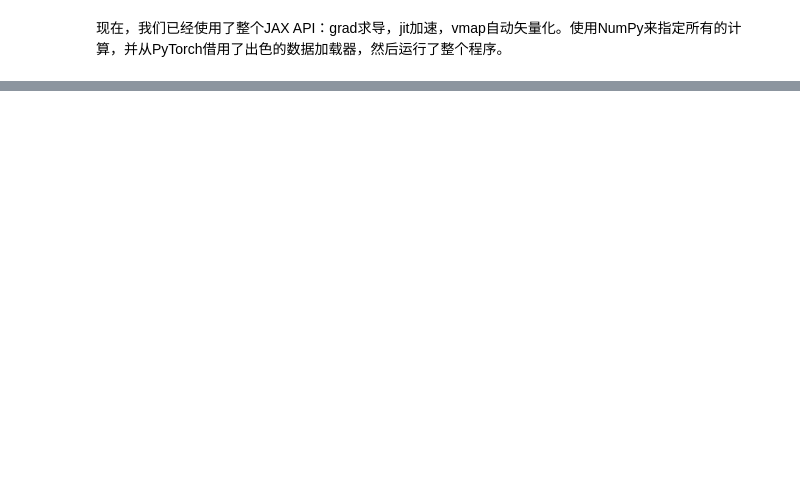
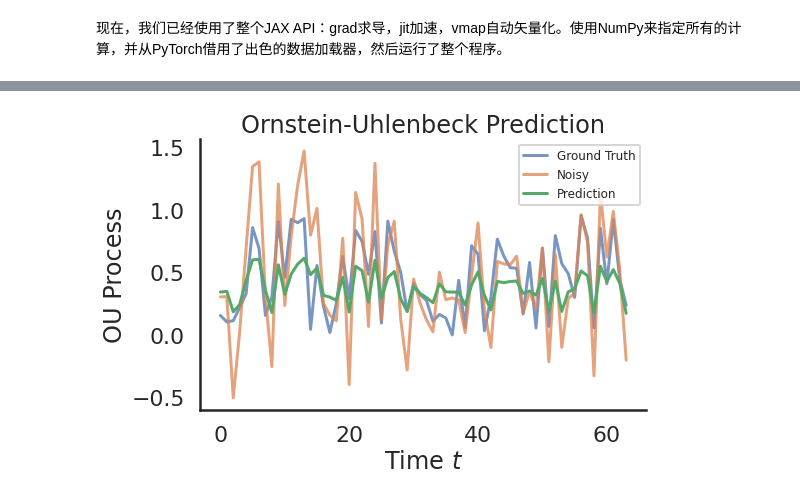
Before and after one commit to OuyangWenyu/elks, a Jupyter notebook: technology-basics/jax/4-JAX-DL.ipynb, the cells around one changed output, grey strips where cells are left out. Cells and saved outputs as stored; diff of their text form; code cells hidden in the pictures; blank space fills up the shorter version.

```diff
--- a/technology-basics/jax/4-JAX-DL.ipynb
+++ b/technology-basics/jax/4-JAX-DL.ipynb
@@ -232,3 +449,17 @@ Test set accuracy 0.9672999978065491
+# %%
+# Plot a prediction and ground truth OU process
+x_true, x_tilde = generate_ou_process(batch_size, num_dims, mu, tau, sigma, noise_std)
+x = np.expand_dims(x_tilde[:, :(num_dims-1)], 2)
+y = np.array(x[:, 1:])
+preds = gru_rnn(params, x)
+
+x = onp.array(x)
+y = onp.array(y)
+x_pred = onp.array(preds)
+plot_ou_process(x_true[:, 0], x_tilde=x_tilde[:, 0], x_pred=x_pred[0, :],
+               title=r"Ornstein-Uhlenbeck Prediction")
+# %% [output]
+[figure, added]
 # %% [markdown]
 ## From PyTorch to JAX
 
```
Also changed, not shown: parts of 33 cells of this notebook, 39 other files.
